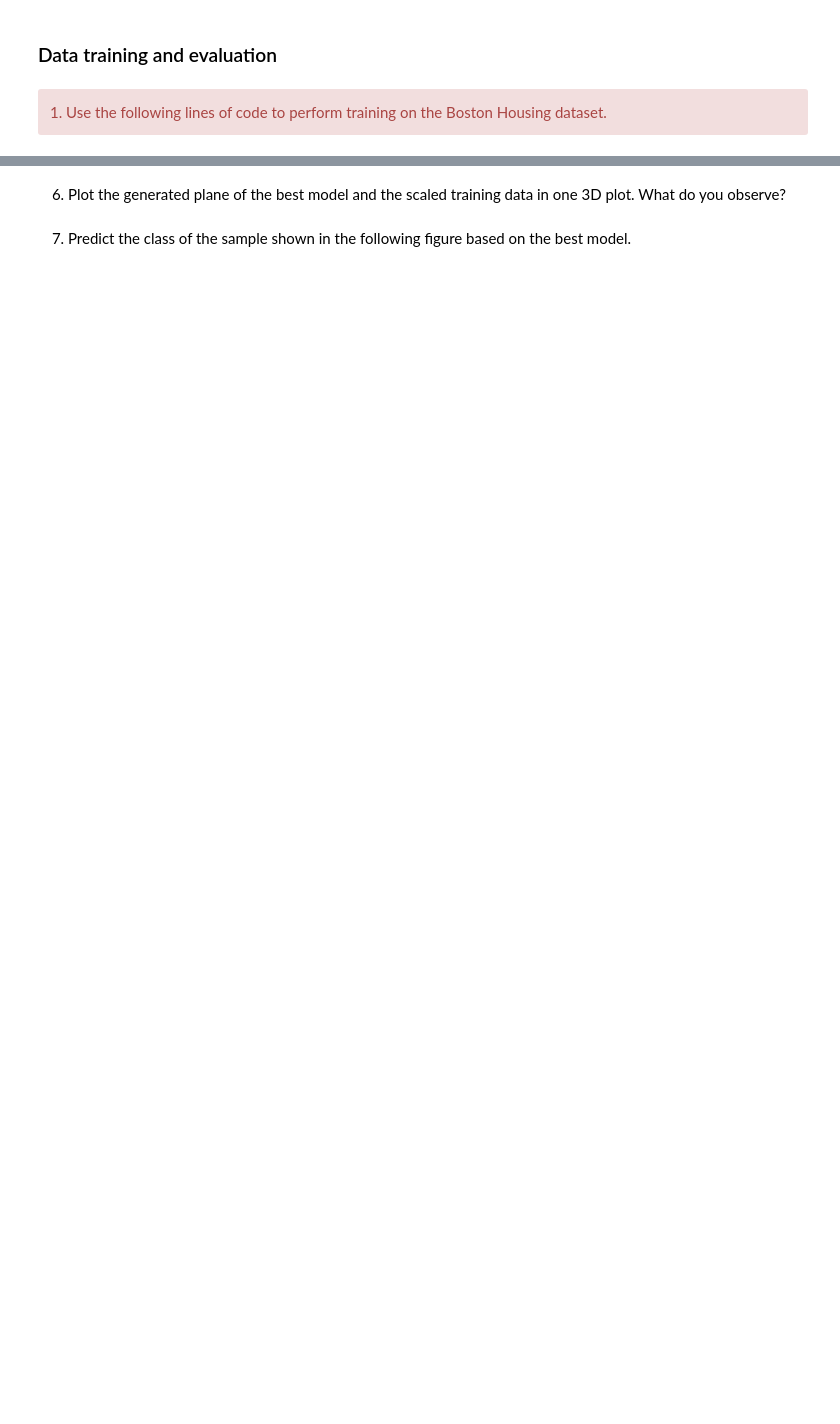
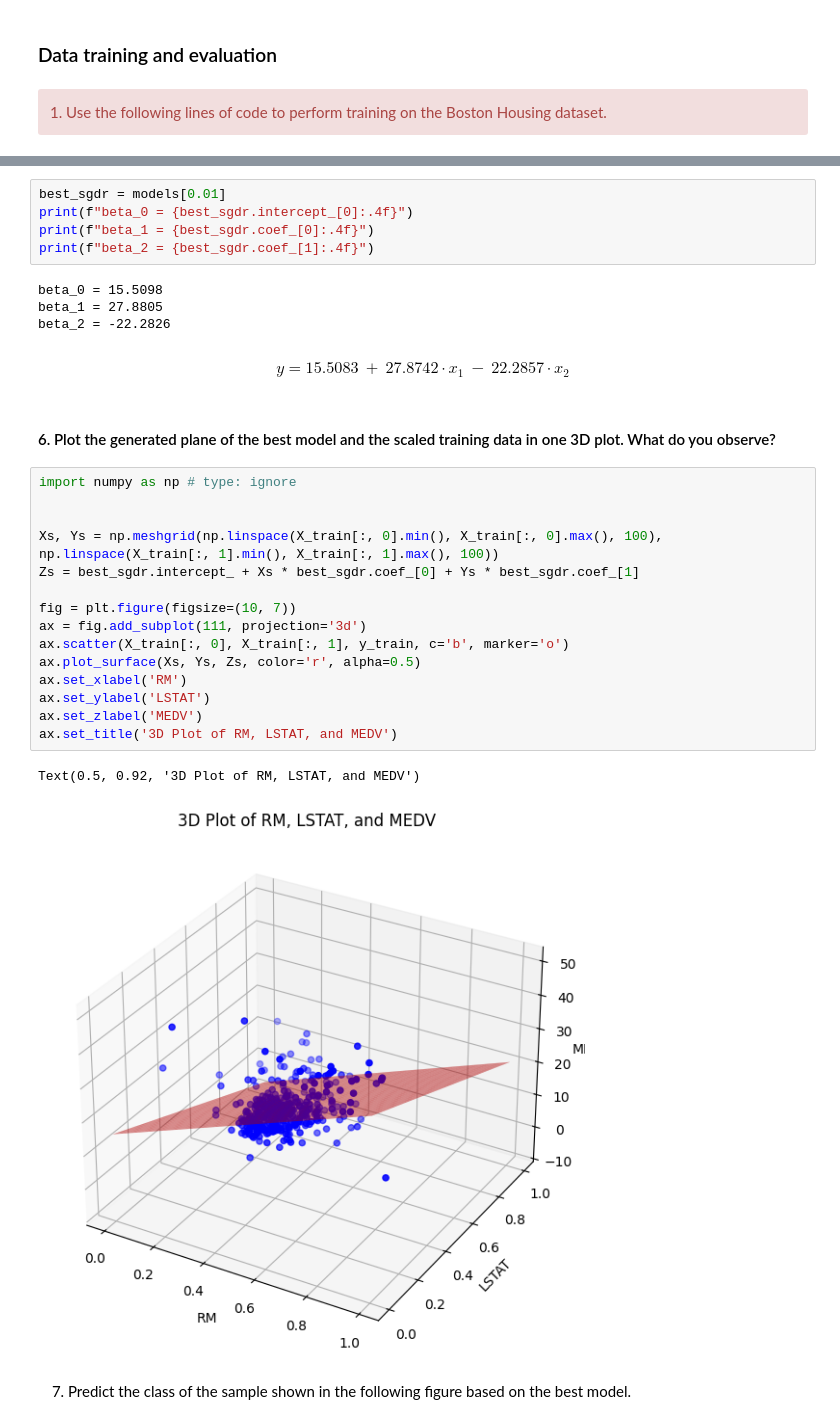
Before and after one commit to SenhadjiMSaid/ML-IASD-2CS-ESI-SBA, a Jupyter notebook: TP3/TP3V2.ipynb, the cells around one changed output, grey strips where cells are left out. Saved outputs shown, nothing was run; the diff lists cells and outputs as text; blank space fills up the shorter version.

```diff
--- a/TP3/TP3V2.ipynb
+++ b/TP3/TP3V2.ipynb
@@ -385,5 +466,34 @@ using the 0.01 learning rate? Which variable controls this behavior?
+# %%
+best_sgdr = models[0.01]
+print(f"beta_0 = {best_sgdr.intercept_[0]:.4f}")
+print(f"beta_1 = {best_sgdr.coef_[0]:.4f}")
+print(f"beta_2 = {best_sgdr.coef_[1]:.4f}")
+# %% [output]
+beta_0 = 15.5098
+beta_1 = 27.8805
+beta_2 = -22.2826
+# %% [markdown]
+$$ y = 15.5083 \ + \ 27.8742 \cdot x_1 \ - \ 22.2857 ⋅ x_2 $$
 # %% [markdown]
-6. Plot the generated plane of the best model and the scaled training data in one 3D plot. What do you observe?
+#### 6. Plot the generated plane of the best model and the scaled training data in one 3D plot. What do you observe?
+# %%
+import numpy as np # type: ignore
+
+
+Xs, Ys = np.meshgrid(np.linspace(X_train[:, 0].min(), X_train[:, 0].max(), 100), np.linspace(X_train[:, 1].min(), X_train[:, 1].max(), 100))
+Zs = best_sgdr.intercept_ + Xs * best_sgdr.coef_[0] + Ys * best_sgdr.coef_[1]
+
+fig = plt.figure(figsize=(10, 7))
+ax = fig.add_subplot(111, projection='3d')
+ax.scatter(X_train[:, 0], X_train[:, 1], y_train, c='b', marker='o')
+ax.plot_surface(Xs, Ys, Zs, color='r', alpha=0.5)
+ax.set_xlabel('RM')
+ax.set_ylabel('LSTAT')
+ax.set_zlabel('MEDV')
+ax.set_title('3D Plot of RM, LSTAT, and MEDV')
+# %% [output]
+Text(0.5, 0.92, '3D Plot of RM, LSTAT, and MEDV')
+[figure, added]
 # %% [markdown]
 7. Predict the class of the sample shown in the following figure based on the best model.
 # %% [markdown]
```
Also changed, not shown: parts of 28 cells of this notebook.
